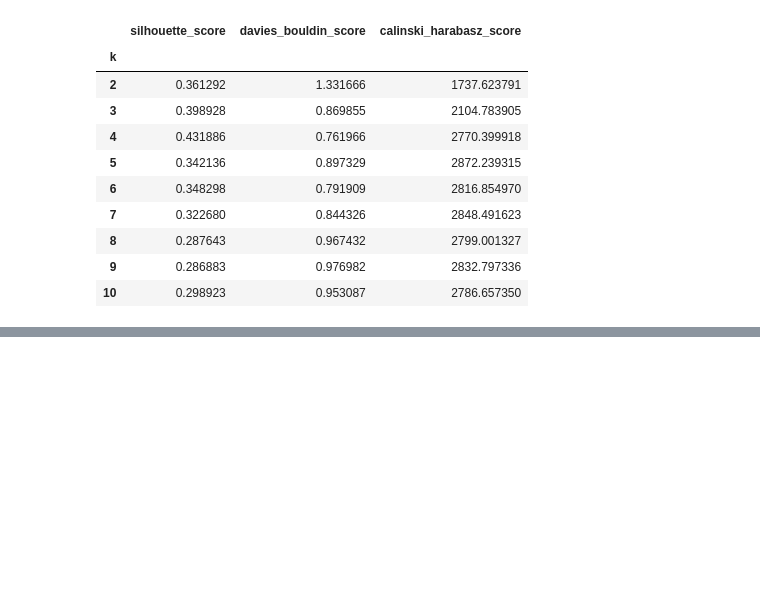
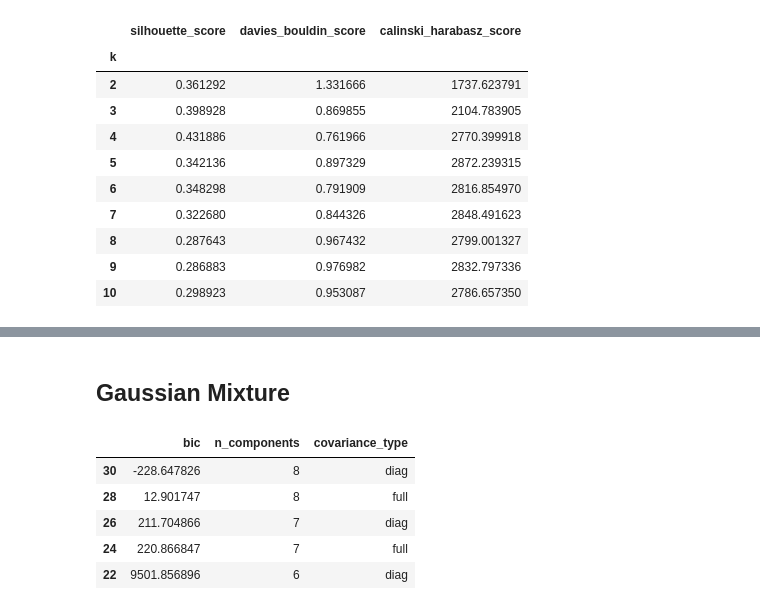
Before and after one commit to PabloLBandeira/biblioteca-Pandas, a Jupyter notebook: clustering_case_playground.ipynb, the cells around one changed output, grey strips where cells are left out. Saved outputs shown, nothing was run; the diff lists cells and outputs as text; code cells hidden in the pictures; blank space fills up the shorter version.

```diff
--- a/clustering_case_playground.ipynb
+++ b/clustering_case_playground.ipynb
@@ -517,0 +489,27 @@ pd.DataFrame(cluster_metrics_results).set_index('k').style.background_gradient()
+# %% [markdown]
+## Gaussian Mixture
+# %%
+results = []
+k_range = range(1,9)
+covariance_types = ['full', 'tied', 'diag', 'spherical']
+X = df_rfm_clip_scaled.copy()
+
+for n_components in k_range:
+  for covariance_type in covariance_types:
+    mclust = GaussianMixture(n_components=n_components, n_init=10, warm_start=True, covariance_type=covariance_type)
+    mclust.fit(X)
+    results.append({
+      'bic': mclust.bic(X),
+      'n_components': n_components,
+      'covariance_type': covariance_type,
+    })
+
+results = pd.DataFrame(results)
+results.sort_values('bic').head()
+# %% [output]
+|  | bic | n_components | covariance_type |
+| 30 | -228.647826 | 8 | diag |
+| 28 | 12.901747 | 8 | full |
+| 26 | 211.704866 | 7 | diag |
+| 24 | 220.866847 | 7 | full |
+| 22 | 9501.856896 | 6 | diag |
```
Also changed, not shown: parts of 14 cells of this notebook.
